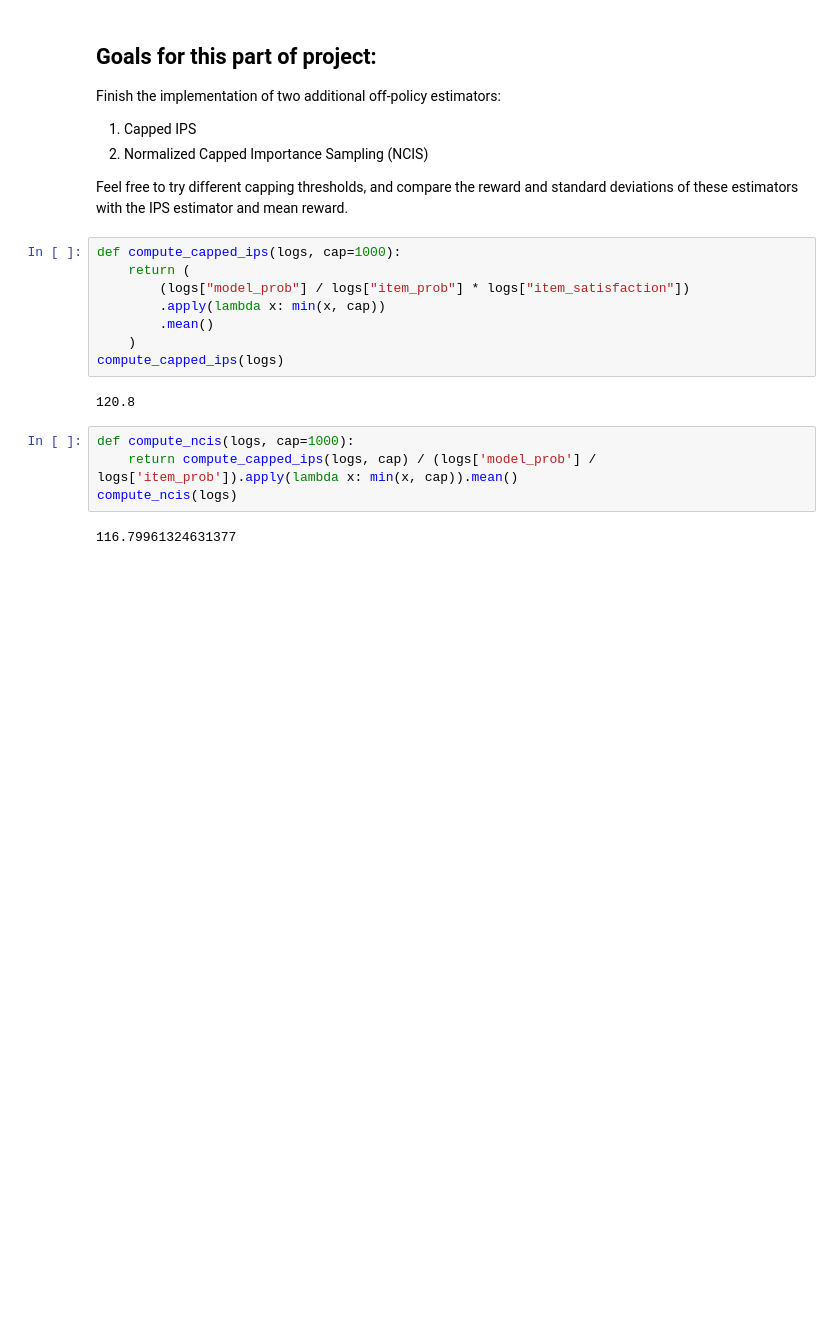
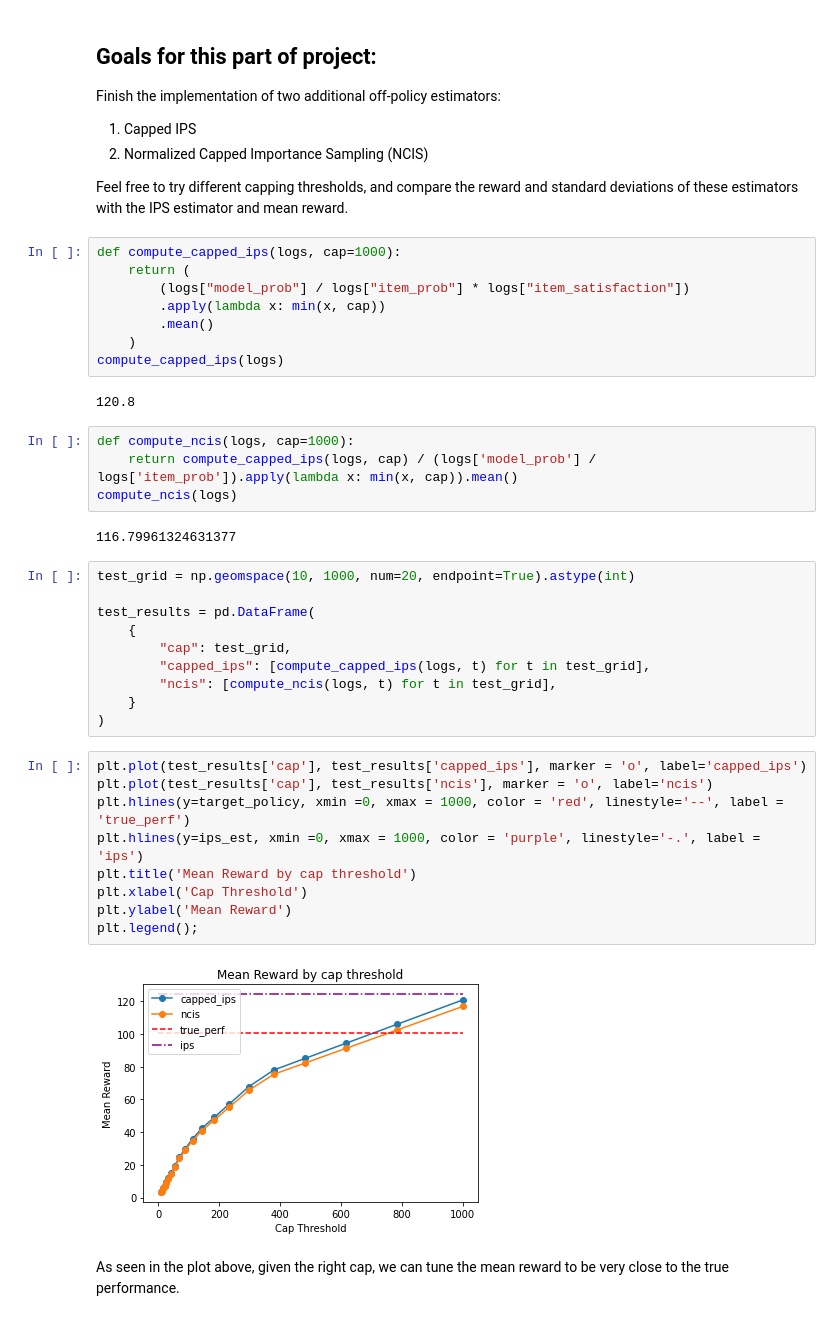
Before and after one commit to eduardo-escoto/corise_recsys_course, a Jupyter notebook: project_4/week4_evaluation.ipynb, the cells around one changed output. Drawn from its saved outputs; the diff is of its cells as text; blank space fills up the shorter version.

Commit message:
adding final plot

```diff
--- a/project_4/week4_evaluation.ipynb
+++ b/project_4/week4_evaluation.ipynb
@@ -685,3 +685,26 @@ def compute_ncis(logs, cap=1000):
 compute_ncis(logs)
 # %% [output]
 116.79961324631377
+# %%
+test_grid = np.geomspace(10, 1000, num=20, endpoint=True).astype(int)
+
+test_results = pd.DataFrame(
+    {
+        "cap": test_grid,
+        "capped_ips": [compute_capped_ips(logs, t) for t in test_grid],
+        "ncis": [compute_ncis(logs, t) for t in test_grid],
+    }
+)
+# %%
+plt.plot(test_results['cap'], test_results['capped_ips'], marker = 'o', label='capped_ips')
+plt.plot(test_results['cap'], test_results['ncis'], marker = 'o', label='ncis')
+plt.hlines(y=target_policy, xmin =0, xmax = 1000, color = 'red', linestyle='--', label = 'true_perf')
+plt.hlines(y=ips_est, xmin =0, xmax = 1000, color = 'purple', linestyle='-.', label = 'ips')
+plt.title('Mean Reward by cap threshold')
+plt.xlabel('Cap Threshold')
+plt.ylabel('Mean Reward')
+plt.legend();
+# %% [output]
+[figure, added]
+# %% [markdown]
+As seen in the plot above, given the right cap, we can tune the mean reward to be very close to the true performance.
```
